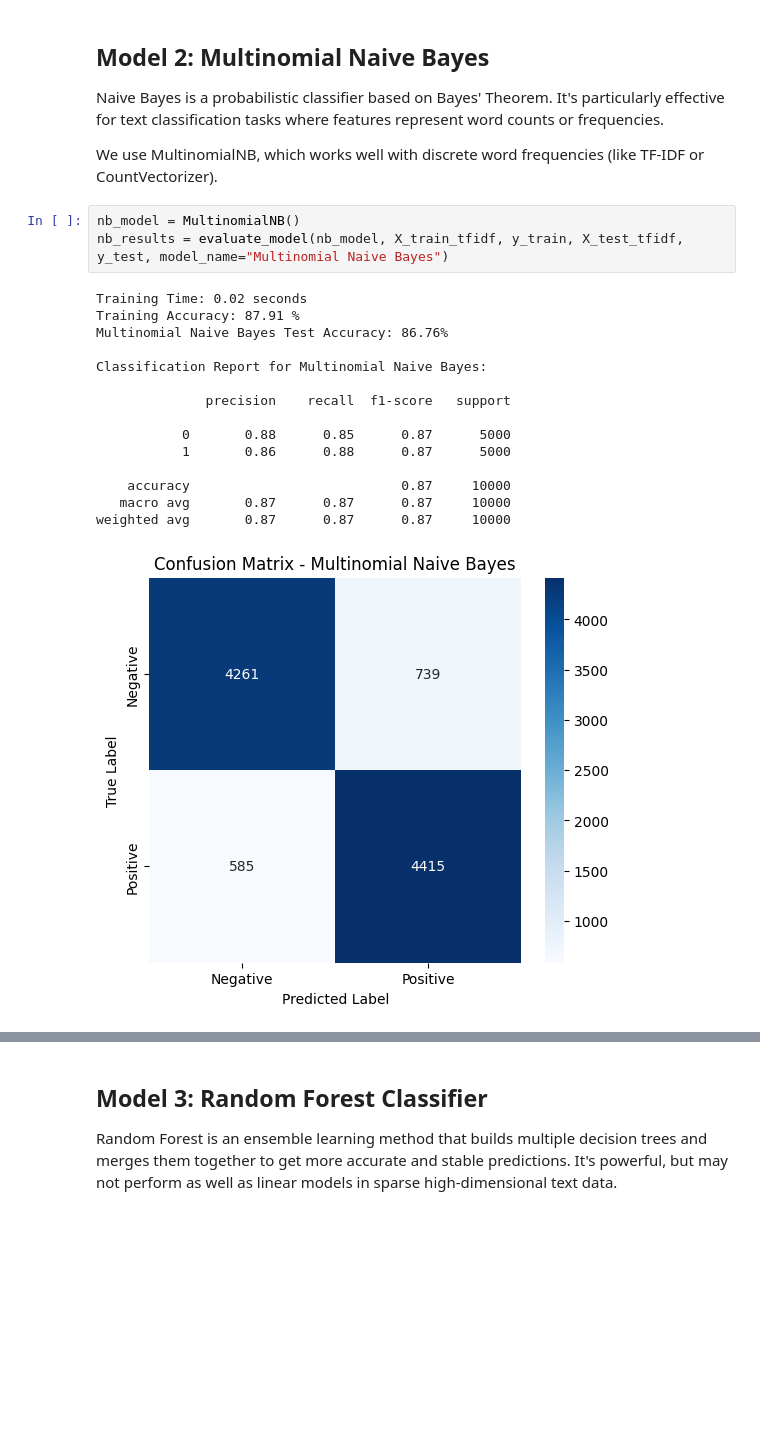
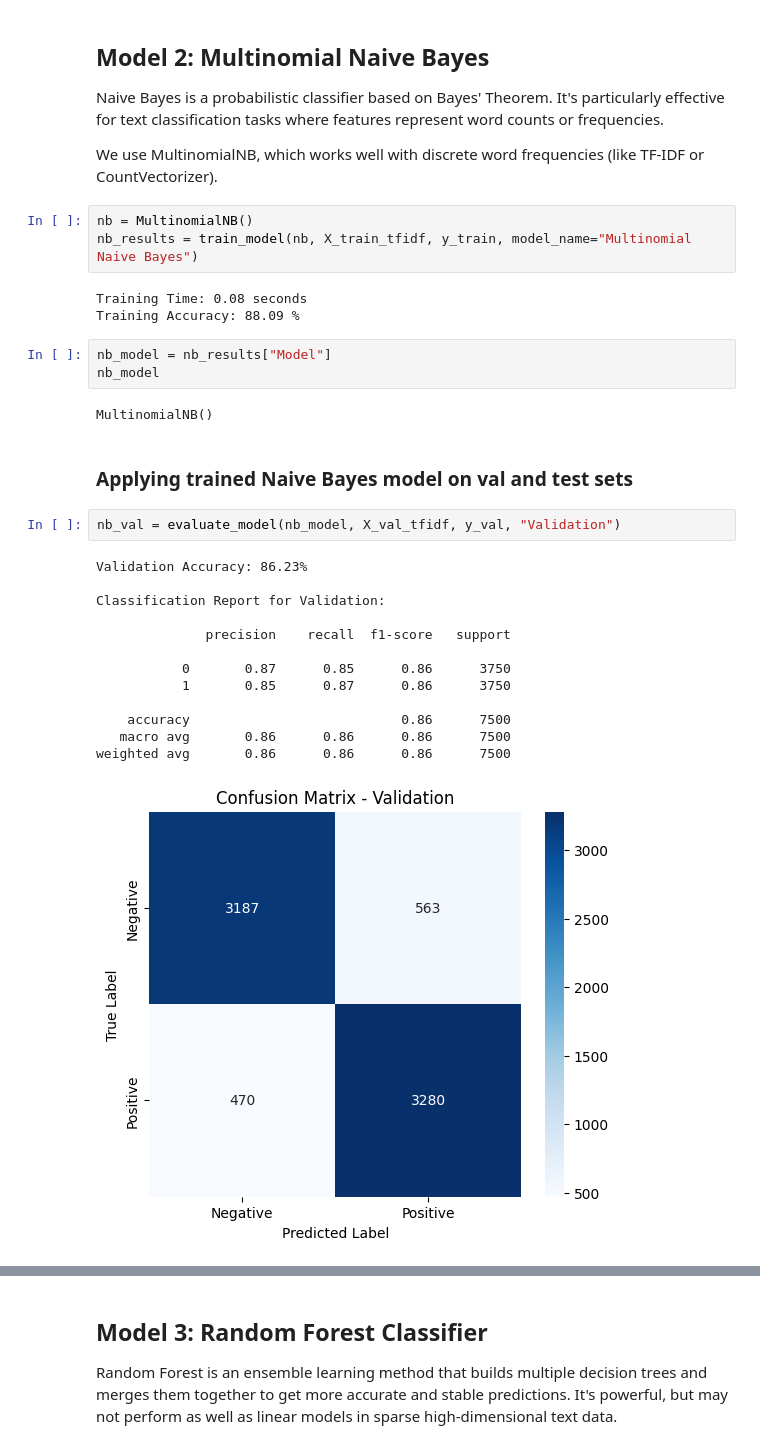
Before and after one commit to TarneemAlaa1/imdb-sentiment-classifier, a Jupyter notebook: notebooks/03_classical_ml_models.ipynb, the cells around one changed output, grey strips where cells are left out. Cells and saved outputs as stored; diff of their text form; blank space fills up the shorter version.

```diff
--- a/notebooks/03_classical_ml_models.ipynb
+++ b/notebooks/03_classical_ml_models.ipynb
@@ -225,21 +275,31 @@ Naive Bayes is a probabilistic classifier based on Bayes' Theorem. It's particul
 
 We use MultinomialNB, which works well with discrete word frequencies (like TF-IDF or CountVectorizer).
 # %%
-nb_model = MultinomialNB()
-nb_results = evaluate_model(nb_model, X_train_tfidf, y_train, X_test_tfidf, y_test, model_name="Multinomial Naive Bayes")
+nb = MultinomialNB()
+nb_results = train_model(nb, X_train_tfidf, y_train, model_name="Multinomial Naive Bayes")
 # %% [output]
-Training Time: 0.02 seconds
-Training Accuracy: 87.91 %
-Multinomial Naive Bayes Test Accuracy: 86.76%
-
-Classification Report for Multinomial Naive Bayes:
-
-              precision    recall  f1-score   support
-
-           0       0.88      0.85      0.87      5000
-           1       0.86      0.88      0.87      5000
-
-    accuracy                           0.87     10000
-   macro avg       0.87      0.87      0.87     10000
-weighted avg       0.87      0.87      0.87     10000
+Training Time: 0.08 seconds
+Training Accuracy: 88.09 %
-[figure, removed]
+# %%
+nb_model = nb_results["Model"]
+nb_model
+# %% [output]
+MultinomialNB()
+# %% [markdown]
+### Applying trained Naive Bayes model on val and test sets
+# %%
+nb_val = evaluate_model(nb_model, X_val_tfidf, y_val, "Validation")
+# %% [output]
+Validation Accuracy: 86.23%
+
+Classification Report for Validation:
+
+              precision    recall  f1-score   support
+
+           0       0.87      0.85      0.86      3750
+           1       0.85      0.87      0.86      3750
+
+    accuracy                           0.86      7500
+   macro avg       0.86      0.86      0.86      7500
+weighted avg       0.86      0.86      0.86      7500
+[figure, added]
```
Also changed, not shown: parts of 27 cells of this notebook.
